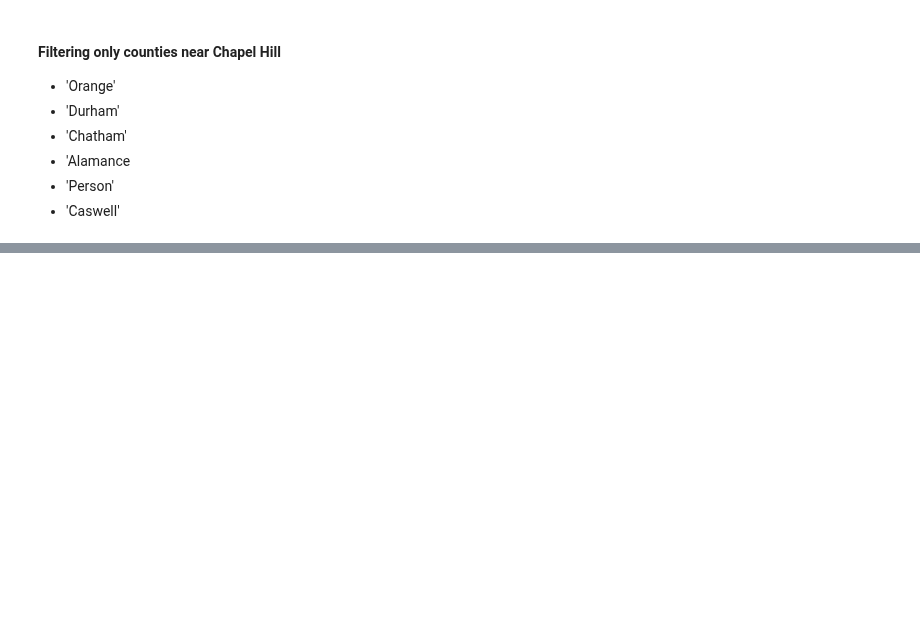
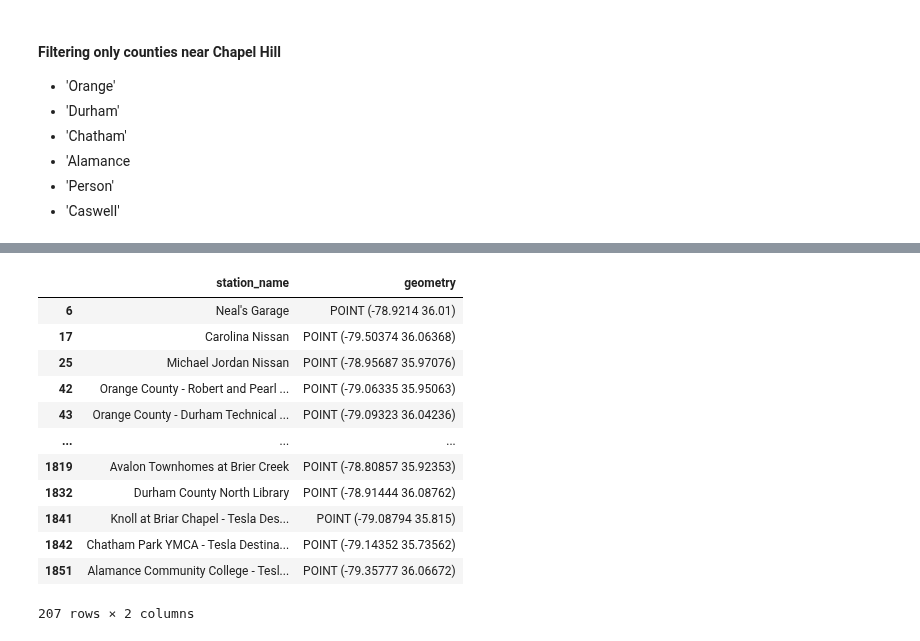
Before and after one commit to lexileach/geog592-lexleach, a Jupyter notebook: homework/week07/lexleach-hw08-geoprocessing.ipynb, the cells around one changed output, grey strips where cells are left out. Cells and saved outputs as stored; diff of their text form; code cells hidden in the pictures; blank space fills up the shorter version.

```diff
--- a/homework/week07/lexleach-hw08-geoprocessing.ipynb
+++ b/homework/week07/lexleach-hw08-geoprocessing.ipynb
@@ -180,0 +215,16 @@ counties[["NAME"]]
+# %%
+chargers[inside_chap]
+# %% [output]
+|  | station_name | geometry |
+| 6 | Neal's Garage | POINT (-78.9214 36.01) |
+| 17 | Carolina Nissan | POINT (-79.50374 36.06368) |
+| 25 | Michael Jordan Nissan | POINT (-78.95687 35.97076) |
+| 42 | Orange County - Robert and Pearl ... | POINT (-79.06335 35.95063) |
+| 43 | Orange County - Durham Technical ... | POINT (-79.09323 36.04236) |
+| ... | ... | ... |
+| 1819 | Avalon Townhomes at Brier Creek | POINT (-78.80857 35.92353) |
+| 1832 | Durham County North Library | POINT (-78.91444 36.08762) |
+| 1841 | Knoll at Briar Chapel - Tesla Des... | POINT (-79.08794 35.815) |
+| 1842 | Chatham Park YMCA - Tesla Destina... | POINT (-79.14352 35.73562) |
+| 1851 | Alamance Community College - Tesl... | POINT (-79.35777 36.06672) |
+207 rows × 2 columns
```
Also changed, not shown: parts of 9 cells of this notebook, 1 other file.
